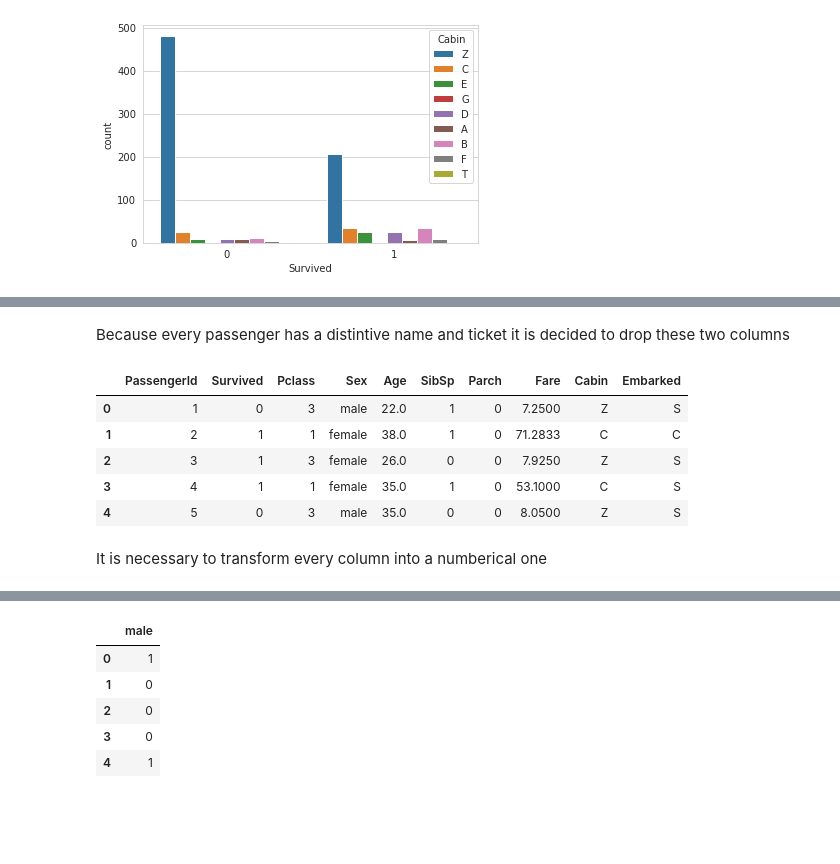
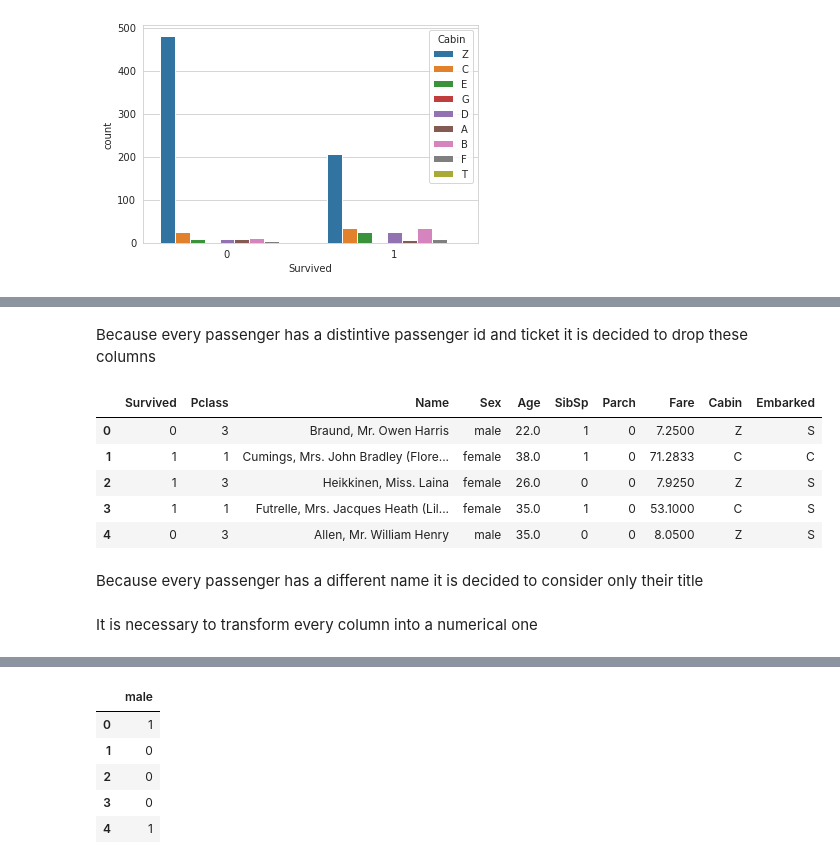
Before and after one commit to NinaPacifico/Titanic-Machile-Learning-from-disasrer, a Jupyter notebook: Titanic data.ipynb, the cells around one changed output, grey strips where cells are left out. Drawn from its saved outputs; the diff is of its cells as text; code cells hidden in the pictures; blank space fills up the shorter version.

```diff
--- a/Titanic data.ipynb
+++ b/Titanic data.ipynb
@@ -165,31 +165,41 @@ It can be visualised that different age cathegories tend to have a different num
+# %%
+SibSp_range = np.sort(train[pd.notnull(train["Age"])]['SibSp'].unique())
+Parch_range = np.sort(train[pd.notnull(train["Age"])]['Parch'].unique())
 # %%
-# because we don't know any of the ages of the patients that had 8 siblings and spouses on board we only consider the average age of the gropus between 0 and 5
+# because we don't know any of the ages of the passengers that had 8 siblings and spouses on board we only consider the average age of the gropus between 0 and 5
 
-mean_sibsp = []
-for s in [0,1,2,3,4,5]:
-    mean_sibsp.append(train[train['SibSp']==s]['Age'].mean())
+mean_sibsp = {}
+for s in SibSp_range:
+    mean_sibsp[s] = (train[train['SibSp']==s]['Age'].mean())
 
-mean_parch = []
-for p in [0,1,2,3,4,5,6]:
-    mean_parch.append(train[train['Parch']==p]['Age'].mean())
+mean_parch = {}
+for p in Parch_range:
+    mean_parch[p] = (train[train['Parch']==p]['Age'].mean())
 # %%
 # create the function
-def input_Age(cols,mean_sibsp,mean_parch):
+def input_Age(cols,mean_sibsp,mean_parch,SibSp_range,Parch_range):
     Age = cols[0]
-    SibSp = cols[1]
-    Parch = cols[2]
+    SibSp = int(cols[1])
+    Parch = int(cols[2])
     if pd.isnull(Age):
-        if SibSp == 8:
-            s = mean_parch[int(Parch)]
+        if SibSp not in SibSp_range:
+            s = mean_parch[Parch]
+            p = mean_parch[Parch]
+        elif Parch not in  Parch_range:
+            s = mean_sibsp[SibSp]
+            p = mean_parch[SibSp]
+        elif SibSp not in SibSp_range and Parch not in  Parch_range:
+            s = 29.5 # avarege age on board
+            p = 29.5 # average age on board
         else:
-            s = mean_sibsp[int(SibSp)]
-        p = mean_parch[int(Parch)]
+            s = mean_sibsp[SibSp]
+            p = mean_parch[Parch]
         Age = (s + p)/2
         return Age
     else:
         return Age
 # %%
-train['Age']  = train[['Age','SibSp','Parch']].apply(input_Age,axis=1,args=(mean_sibsp,mean_parch))
+train['Age']  = train[['Age','SibSp','Parch']].apply(input_Age,axis=1,args=(mean_sibsp,mean_parch,SibSp_range,Parch_range))
 # %%
 # check the missing data in the training set
 sns.heatmap(train.isnull(),yticklabels=False,cbar=False,cmap='viridis')
@@ -318,12 +363,14 @@ sns.countplot(x='Survived',hue='Cabin',data=train)
 # %% [markdown]
-Because every passenger has a distintive name and ticket it is decided to drop these two columns
+Because every passenger has a distintive passenger id and ticket it is decided to drop these columns
 # %%
-train.drop(['Name','Ticket'],axis=1,inplace=True)
+train.drop(['PassengerId','Ticket'],axis=1,inplace=True)
 train.head()
 # %% [output]
-|  | PassengerId | Survived | Pclass | Sex | Age | SibSp | Parch | Fare | Cabin | Embarked |
-| 0 | 1 | 0 | 3 | male | 22.0 | 1 | 0 | 7.2500 | Z | S |
-| 1 | 2 | 1 | 1 | female | 38.0 | 1 | 0 | 71.2833 | C | C |
-| 2 | 3 | 1 | 3 | female | 26.0 | 0 | 0 | 7.9250 | Z | S |
-| 3 | 4 | 1 | 1 | female | 35.0 | 1 | 0 | 53.1000 | C | S |
-| 4 | 5 | 0 | 3 | male | 35.0 | 0 | 0 | 8.0500 | Z | S |
+|  | Survived | Pclass | Name | Sex | Age | SibSp | Parch | Fare | Cabin | Embarked |
+| 0 | 0 | 3 | Braund, Mr. Owen Harris | male | 22.0 | 1 | 0 | 7.2500 | Z | S |
+| 1 | 1 | 1 | Cumings, Mrs. John Bradley (Flore... | female | 38.0 | 1 | 0 | 71.2833 | C | C |
+| 2 | 1 | 3 | Heikkinen, Miss. Laina | female | 26.0 | 0 | 0 | 7.9250 | Z | S |
+| 3 | 1 | 1 | Futrelle, Mrs. Jacques Heath (Lil... | female | 35.0 | 1 | 0 | 53.1000 | C | S |
+| 4 | 0 | 3 | Allen, Mr. William Henry | male | 35.0 | 0 | 0 | 8.0500 | Z | S |
+# %% [markdown]
+Because every passenger has a different name it is decided to consider only their title
@@ -330,2 +385,2 @@ train.head()
 # %% [markdown]
-It is necessary to transform every column into a numberical one
+It is necessary to transform every column into a numerical one
```
Also changed, not shown: parts of 65 cells of this notebook.
